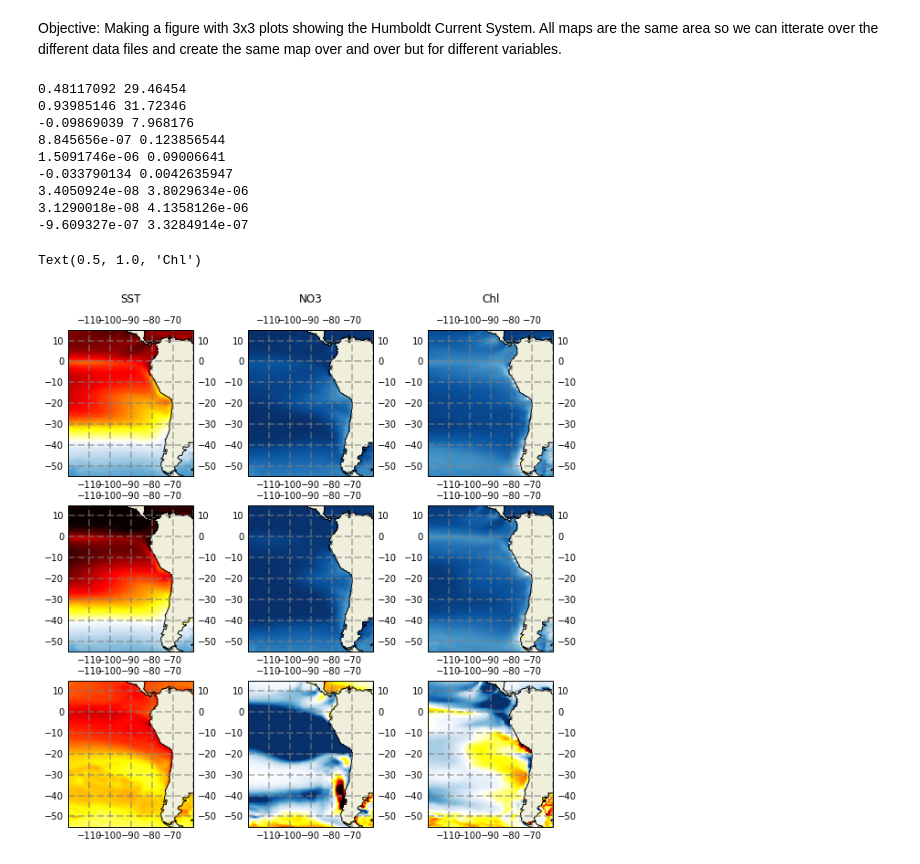
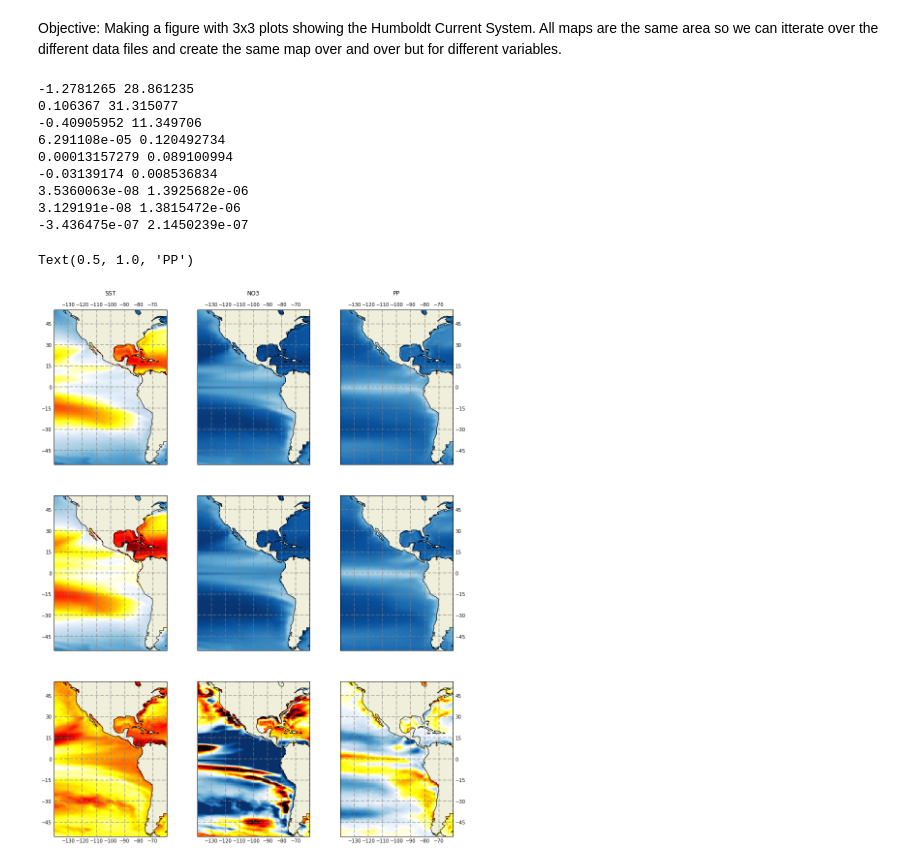
Before and after one commit to amoebaliz/CIMES2020_HABs, a Jupyter notebook: plot_PI&F_model_output_Humboldt.ipynb, the cells around one changed output. Cells and saved outputs as stored; diff of their text form; code cells hidden in the pictures.

Commit message:
plotting updates

```diff
--- a/plot_PI&F_model_output_Humboldt.ipynb
+++ b/plot_PI&F_model_output_Humboldt.ipynb
@@ -13,7 +13,14 @@ def plot_map(ax,data):
     ax.add_feature(cfeature.COASTLINE)
     ax.add_feature(cfeature.LAND)
     gl = ax.gridlines(crs=ccrs.PlateCarree(), draw_labels=True, linewidth=2, color='gray', alpha=0.5, linestyle='--')
-
+    if nplt < 6:
+        gl.ylabels_right = False
+    if nplt > 2:
+        gl.ylabels_left = False
+    if(nplt)%3 != 0:
+        gl.xlabels_top = False
+    if((nplt)%3 ==0 or (nplt-1)%3 ==0):
+        gl.xlabels_bottom = False
     # Defining cmap based on plot type: all difference plots are on the bottom, position divisible by 3 (after adding 1)
     #if (nplt+1)% 3 == 0:
     #    cmap = 'bwr'
@@ -23,10 +30,12 @@ def plot_map(ax,data):
     cmap=mymap
     ax.pcolor(lon_crn,lat_crn,data[1:-1,1:-1],vmin=vmin[nplt],vmax=vmax[nplt],cmap=cmap)
 
-    ax.set_ylim(-55,15)
-    ax.set_xlim(-120,-60)
-    #ax.set_xlim(-180,-100)
-    #ax.set_ylim(20,60)
+    #ax.set_ylim(-55,15) #Humboldt
+    #ax.set_xlim(-120,-60) #HUMBOLDT
+    #ax.set_xlim(-180,-100) #CCS
+    #ax.set_ylim(20,60) #CCS
+    ax.set_ylim(-55,55)# EPO
+    ax.set_xlim(-140,-60)# EPO
 # %%
 # sample the colormaps that you want to use. Use 128 from each so we get 256
 # colors in total
@@ -39,8 +48,9 @@ mymap = mcolors.LinearSegmentedColormap.from_list('my_colormap', colors)
 # %% [markdown]
 Objective: Making a figure with 3x3 plots showing the Humboldt Current System. All maps are the same area so we can itterate over the different data files and create the same map over and over but for different variables.
 # %%
-mod_vars = ['tos', 'no3os', 'chlos']
-mod_tims = ['0961-1000','2061-2100']
+mod_vars = ['thetao', 'no3', 'intpp']
+#mod_tims = ['0961-1000','2061-2100']
+mod_tims = ['0312-0351','2061-2100']
 
 #vmin = [0.5, 0.5, -3,   0,   0, -.002,     0,     0, -2e-7]
 #vmax = [31,   31,  3, 0.1, 0.1,  .002, 4e-06, 4e-06,  2e-7]
@@ -49,44 +59,45 @@ vmin = [0,   0, -5,   0,   0, -.002,     0,     0, -2e-7]
 vmax = [30, 30,  5, 0.1, 0.1,  .002, 3e-06, 3e-06,  2e-7]
 
 proj = ccrs.PlateCarree()
 #fig, axs = plt.subplots(3,3,subplot_kw=dict(projection=proj),figsize=(20, 10))
-fig, axs = plt.subplots(3,3,subplot_kw=dict(projection=proj),figsize=(10, 10))
+#fig, axs = plt.subplots(3,3,subplot_kw=dict(projection=proj),figsize=(10, 10))
+fig, axs = plt.subplots(3,3,subplot_kw=dict(projection=proj),figsize=(15, 20)) #EPO
 
 nplt=0
 for var in mod_vars:
     var_dif = None
     for tim in mod_tims:
-        mod_fil = var + '_' + tim + '_Humboldt.nc'
+        mod_fil = var + '_' + tim + '_int_EPO.nc'
         fid = nc.Dataset(mod_fil)
         var_val = fid.variables[var][:].squeeze()
         if nplt==0:
             xh = fid.variables['xh'][:].squeeze()
             yh = fid.variables['yh'][:].squeeze()
             lon_crn, lat_crn = np.meshgrid((xh[1:]+xh[:-1])/2,(yh[1:]+yh[:-1])/2)
         plot_map(axs.T.flatten()[nplt],var_val)
         print(np.min(var_val), np.max(var_val))
         nplt+=1
         if var_dif is None:
             var_dif = var_val
         else:
             var_dif = var_val-var_dif
             # plot difference
             plot_map(axs.T.flatten()[nplt],var_dif)
             print(np.min(var_dif), np.max(var_dif))
             nplt+=1
 
 axs.T.flatten()[0].set_title('SST',pad=30)
 axs.T.flatten()[3].set_title('NO3',pad=30)
-axs.T.flatten()[6].set_title('Chl',pad=30)
+axs.T.flatten()[6].set_title('PP',pad=30)
 # %% [output]
-0.48117092 29.46454
-0.93985146 31.72346
--0.09869039 7.968176
-8.845656e-07 0.123856544
-1.5091746e-06 0.09006641
--0.033790134 0.0042635947
-3.4050924e-08 3.8029634e-06
-3.1290018e-08 4.1358126e-06
--9.609327e-07 3.3284914e-07
+-1.2781265 28.861235
+0.106367 31.315077
+-0.40905952 11.349706
+6.291108e-05 0.120492734
+0.00013157279 0.089100994
+-0.03139174 0.008536834
+3.5360063e-08 1.3925682e-06
+3.129191e-08 1.3815472e-06
+-3.436475e-07 2.1450239e-07
-Text(0.5, 1.0, 'Chl')
+Text(0.5, 1.0, 'PP')
-[figure, old version]
+[figure, new version]
```
